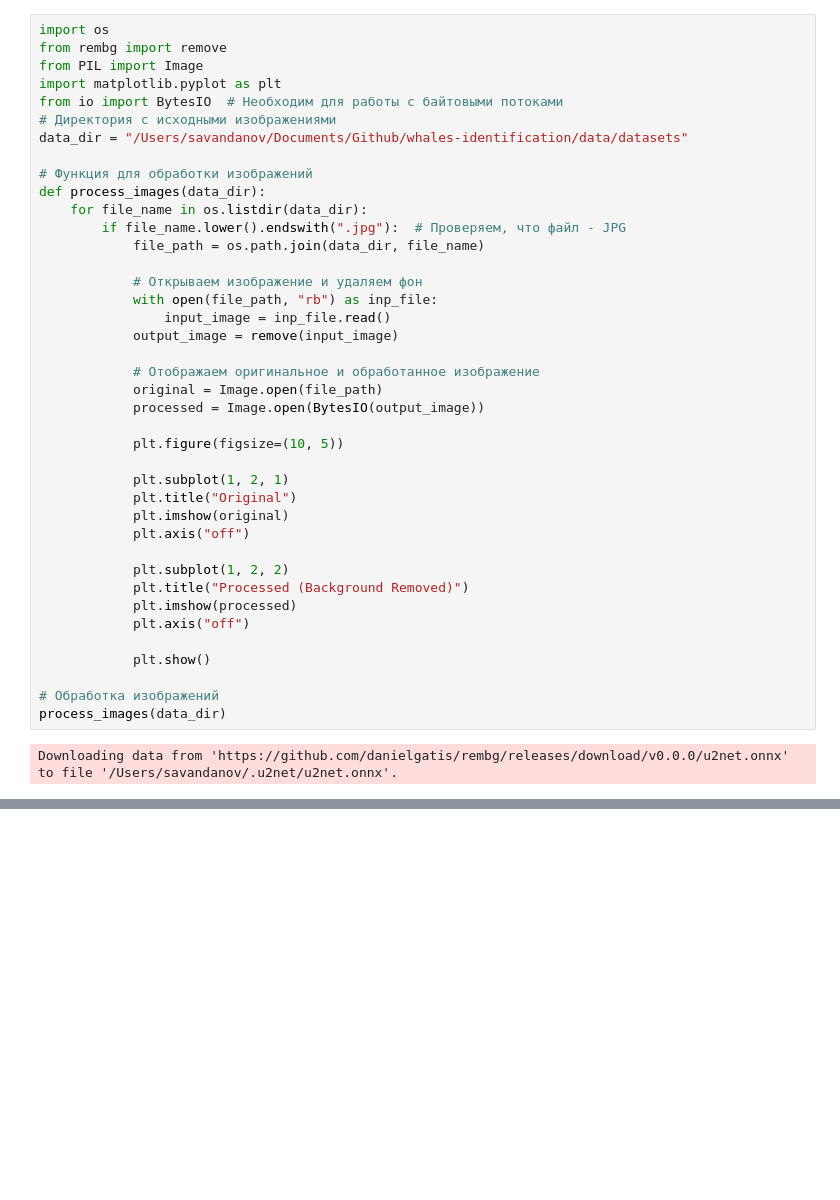
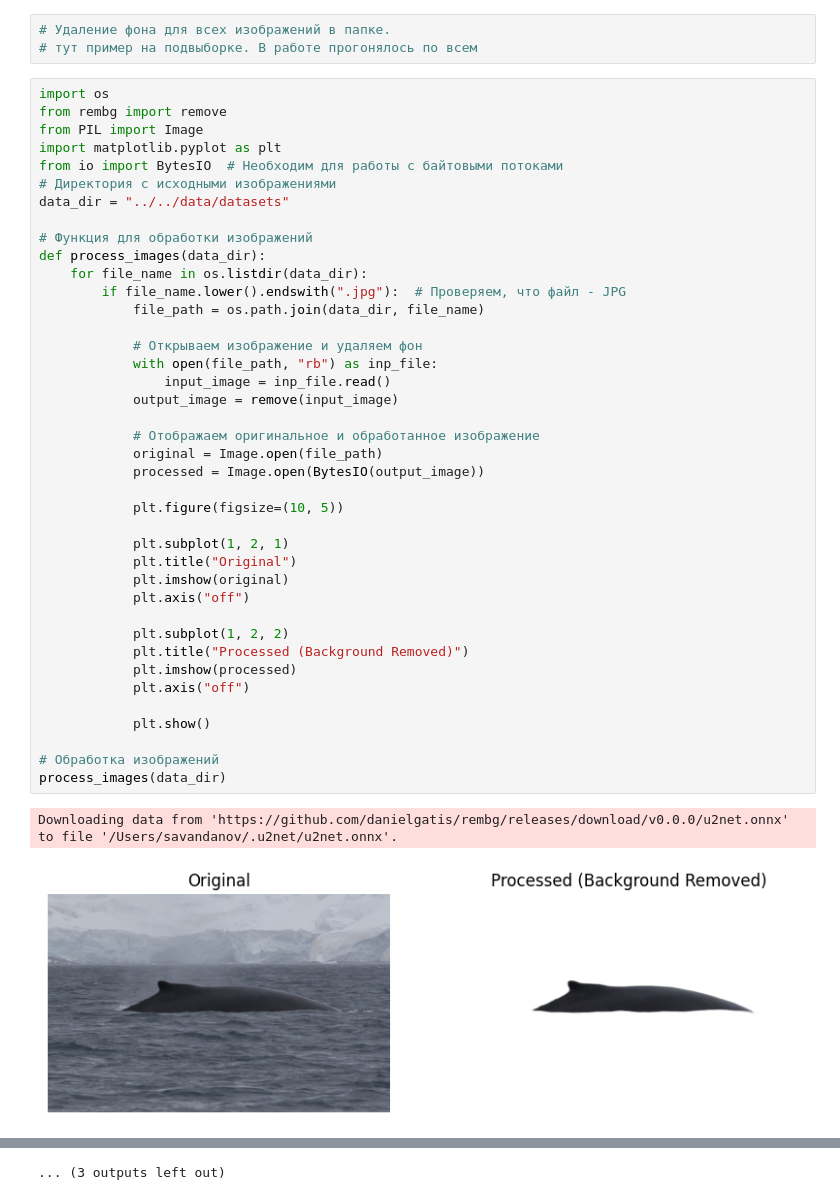
Before and after one commit to Baltsat/whales-identification, a Jupyter notebook: research/notebooks/10_remove_bg_example.ipynb, the cells around one changed output, grey strips where cells are left out. Cells and saved outputs as stored; diff of their text form; blank space fills up the shorter version.

```diff
--- a/research/notebooks/10_remove_bg_example.ipynb
+++ b/research/notebooks/10_remove_bg_example.ipynb
@@ -1,3 +1,6 @@
+# %%
+# Удаление фона для всех изображений в папке.
+# тут пример на подвыборке. В работе прогонялось по всем
 # %%
 import os
 from rembg import remove
@@ -5,7 +8,7 @@ from PIL import Image
 import matplotlib.pyplot as plt
 from io import BytesIO  # Необходим для работы с байтовыми потоками
 # Директория с исходными изображениями
-data_dir = "/Users/savandanov/Documents/Github/whales-identification/data/datasets"
+data_dir = "../../data/datasets"
 
 # Функция для обработки изображений
 def process_images(data_dir):
@@ -13,30 +16,31 @@ def process_images(data_dir):
         if file_name.lower().endswith(".jpg"):  # Проверяем, что файл - JPG
             file_path = os.path.join(data_dir, file_name)
 
             # Открываем изображение и удаляем фон
             with open(file_path, "rb") as inp_file:
                 input_image = inp_file.read()
             output_image = remove(input_image)
 
             # Отображаем оригинальное и обработанное изображение
             original = Image.open(file_path)
             processed = Image.open(BytesIO(output_image))
 
             plt.figure(figsize=(10, 5))
 
             plt.subplot(1, 2, 1)
             plt.title("Original")
             plt.imshow(original)
             plt.axis("off")
 
             plt.subplot(1, 2, 2)
             plt.title("Processed (Background Removed)")
             plt.imshow(processed)
             plt.axis("off")
 
             plt.show()
 
 # Обработка изображений
 process_images(data_dir)
 # %% [output]
 Downloading data from 'https://github.com/danielgatis/rembg/releases/download/v0.0.0/u2net.onnx' to file '/Users/savandanov/.u2net/u2net.onnx'.
+[figure, added]
@@ -42,0 +57 @@ Downloading data from 'https://github.com/danielgatis/rembg/releases/download/v0
+... (3 outputs left out)
```
Also changed, not shown: parts of 1 cell of this notebook.
